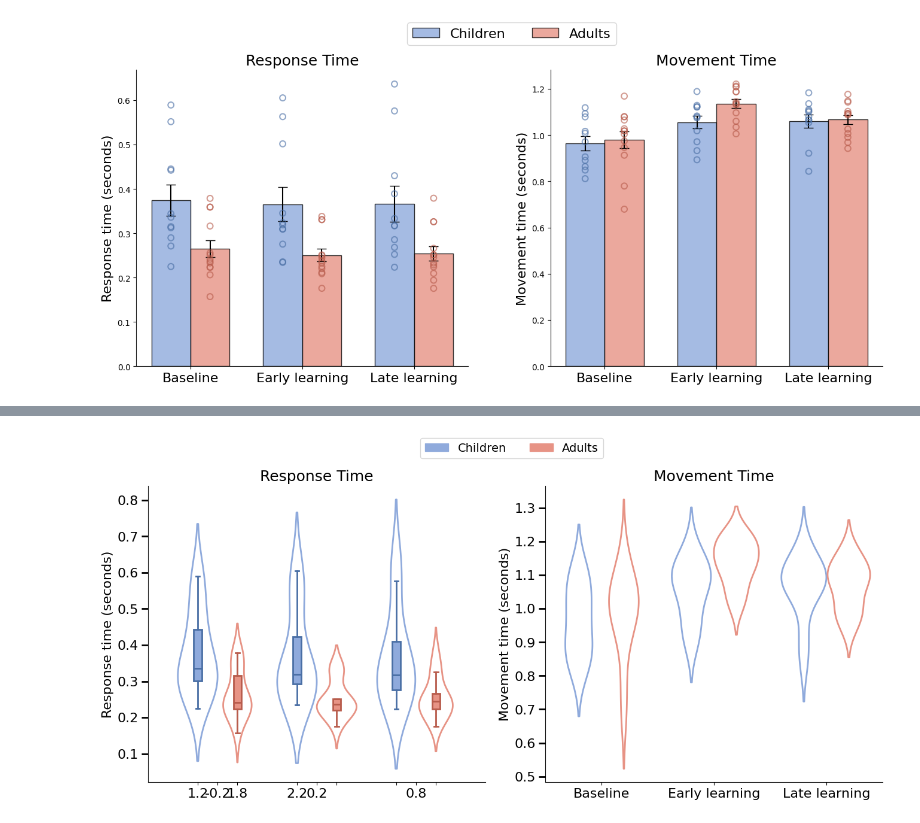
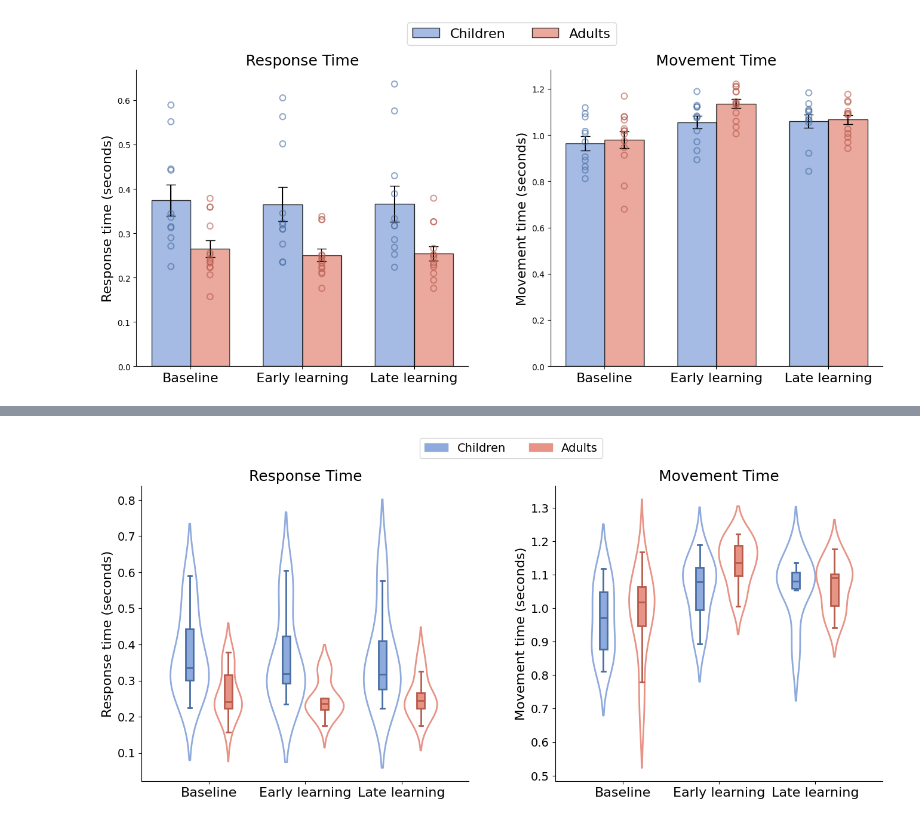
Before and after one commit to siddiskid/IMM-Lab, a Jupyter notebook: figures.ipynb, the cells around one changed output, grey strips where cells are left out. Cells and saved outputs as stored; diff of their text form; code cells hidden in the pictures.

```diff
--- a/figures.ipynb
+++ b/figures.ipynb
@@ -274,21 +126,0 @@ plt.show()
-# %%
-# Violin plot for meanRT (separate violins for each group)
-child_rt_all = [get_all_participant_values(child_data_dir, "meanRT", i) for i in range(3)]
-adult_rt_all = [get_all_participant_values(adult_data_dir, "meanRT", i) for i in range(3)]
-
-rt_data = []
-for i, phase in enumerate(phases):
-    for v in child_rt_all[i]:
-        rt_data.append({"Group": "Children", "Phase": phase, "Value": v})
-    for v in adult_rt_all[i]:
-        rt_data.append({"Group": "Adults", "Phase": phase, "Value": v})
-rt_df = pd.DataFrame(rt_data)
-
-plt.figure(figsize=(10,6))
-sns.violinplot(x="Phase", y="Value", hue="Group", data=rt_df, split=False, inner="quartile", palette=["#8faadc", "#e79385"])
-plt.ylabel("Response time (seconds)", fontsize=14)
-plt.xlabel("")
-plt.title("Violin plot of response time by group and phase", fontsize=16)
-plt.legend(fontsize=14, loc='upper left', bbox_to_anchor=(1, 1))
-plt.tight_layout()
-plt.show()
@@ -773,6 +331,11 @@ for i in range(3):
                               capprops=dict(color="#b85c4c", linewidth=2),
                               flierprops=dict(marker='', color="#b85c4c", alpha=0.3))
 
+# Set x-ticks and labels for Response Time plot
+axes[0].set_xticks(phase_indices)
+axes[0].set_xticklabels(labels, fontsize=16)
+axes[0].tick_params(axis='y', labelsize=14)
+
 # --- Movement Time violin plot ---
 sns.violinplot(ax=axes[1], x="Phase", y="Value", hue="Group", data=mt_df, split=False, inner=None, palette=["#8faadc", "#e79385"], fill=False, linewidth=2)
 axes[1].set_ylabel("Movement time (seconds)", fontsize=16)
@@ -783,32 +346,36 @@ axes[1].spines['right'].set_visible(False)
 axes[1].legend_.remove()
 
 # Overlay boxplots at correct positions
 for i in range(3):
     # Children
     data_c = child_mt_all[i]
     pos_c = i - 0.2
     bplot_c = axes[1].boxplot(data_c, positions=[pos_c], widths=box_width, patch_artist=True,
                               boxprops=dict(facecolor="#8faadc", color="#4a6fa5", linewidth=2),
                               medianprops=dict(color="#4a6fa5", linewidth=2),
                               whiskerprops=dict(color="#4a6fa5", linewidth=2),
                               capprops=dict(color="#4a6fa5", linewidth=2),
                               flierprops=dict(marker='', color="#4a6fa5", alpha=0.3))
     # Adults
     data_a = adult_mt_all[i]
     pos_a = i + 0.2
     bplot_a = axes[1].boxplot(data_a, positions=[pos_a], widths=box_width, patch_artist=True,
                               boxprops=dict(facecolor="#e79385", color="#b85c4c", linewidth=2),
                               medianprops=dict(color="#b85c4c", linewidth=2),
                               whiskerprops=dict(color="#b85c4c", linewidth=2),
                               capprops=dict(color="#b85c4c", linewidth=2),
                               flierprops=dict(marker='', color="#b85c4c", alpha=0.3))
 
-# Custom legend: blue for children, red for adults
+# Set x-ticks and labels for Movement Time plot
+axes[1].set_xticks(phase_indices)
+axes[1].set_xticklabels(labels, fontsize=16)
+axes[1].tick_params(axis='y', labelsize=14)
+
 from matplotlib.patches import Patch
 custom_legend = [Patch(facecolor="#8faadc", edgecolor="#8faadc", label="Children"),
                  Patch(facecolor="#e79385", edgecolor="#e79385", label="Adults")]
 fig.legend(custom_legend, ["Children", "Adults"], fontsize=14, loc='upper center', bbox_to_anchor=(0.5, 1.05), ncol=2)
 plt.tight_layout(rect=[0, 0, 1, 0.97])
 plt.show()
 # %% [output]
-[figure, old version]
+[figure, new version]
```
Also changed, not shown: parts of 8 cells of this notebook, 6 other files.
